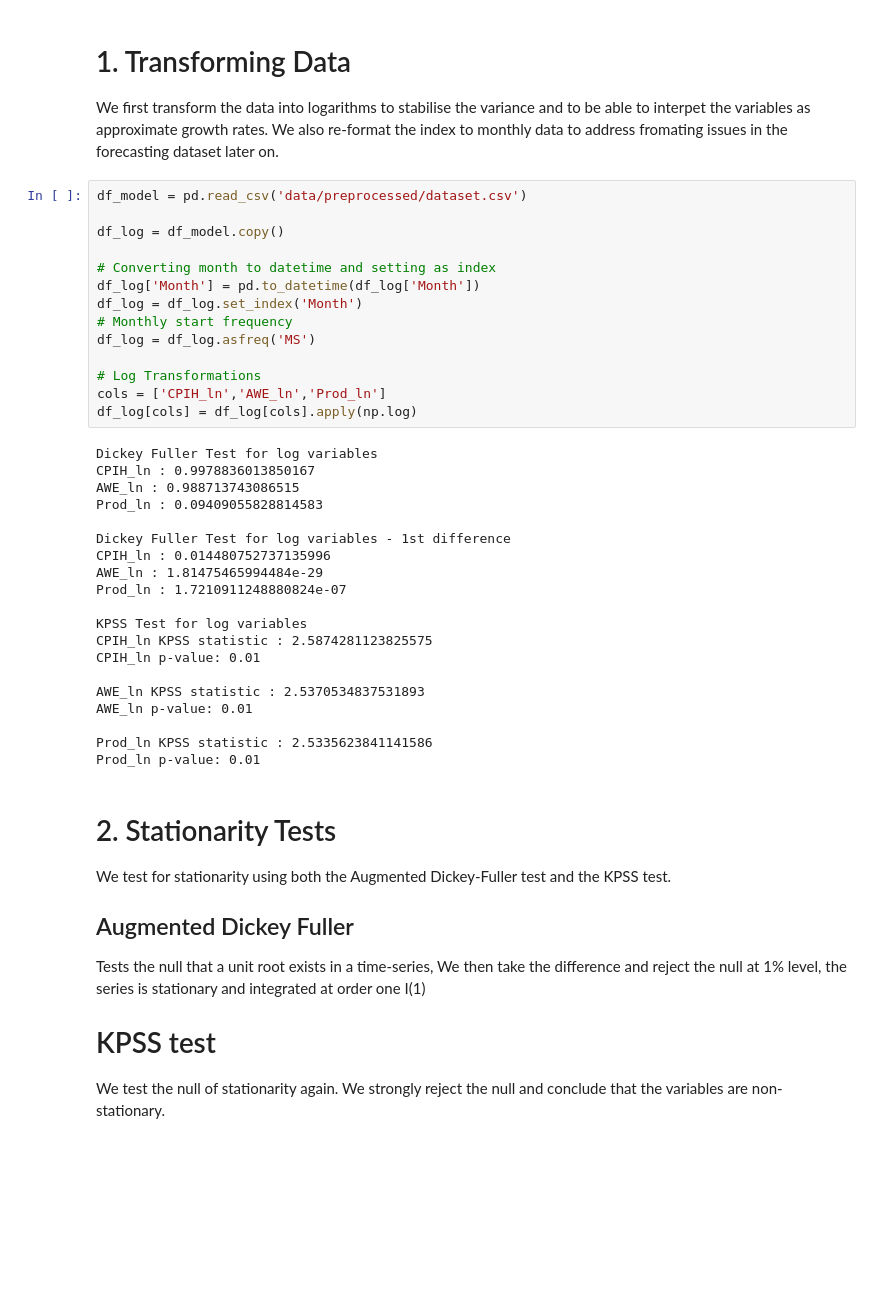
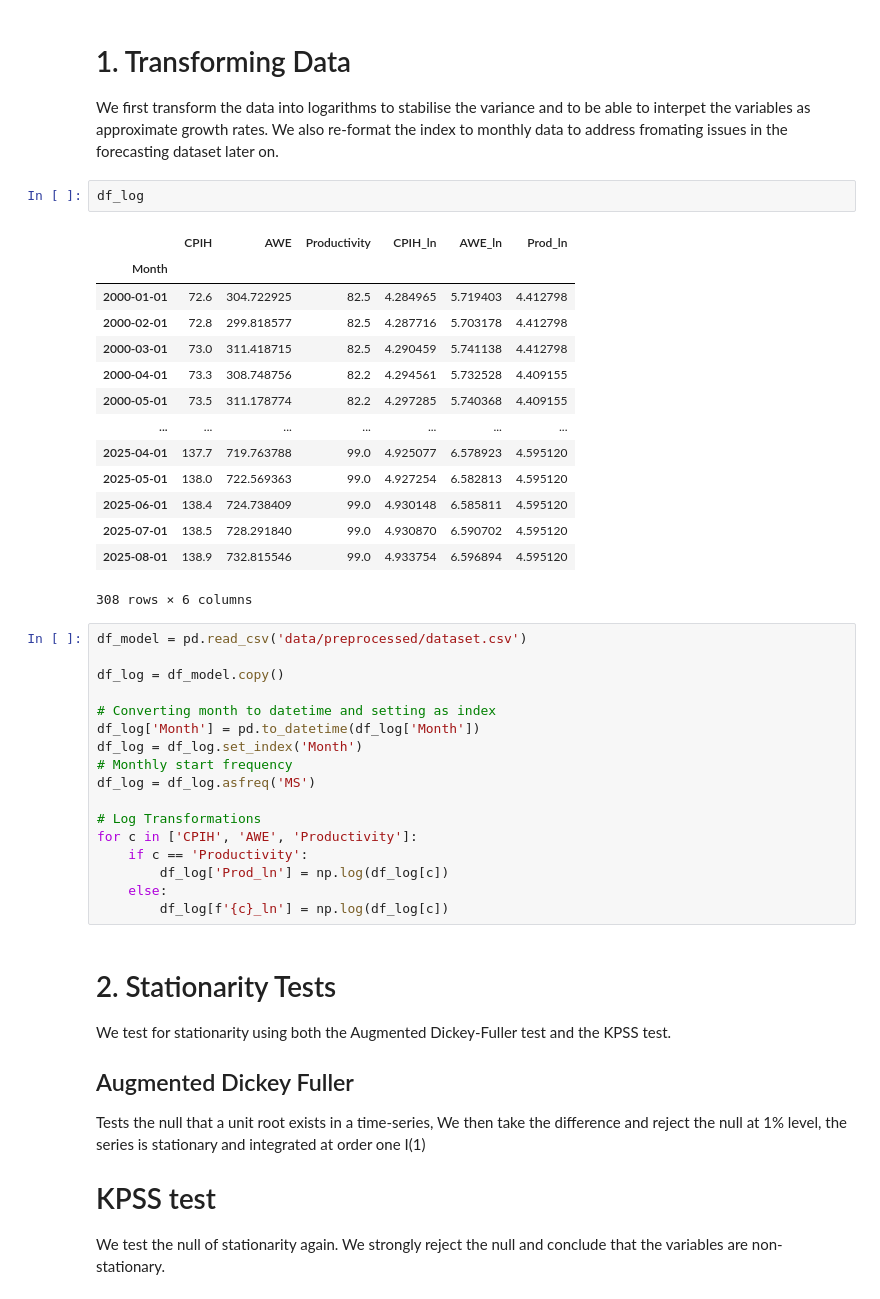
Before and after one commit to adrymmm/uk_inflation_wage_project, a Jupyter notebook: model.ipynb, the cells around one changed output. Drawn from its saved outputs; the diff is of its cells as text; blank space fills up the shorter version.

```diff
--- a/model.ipynb
+++ b/model.ipynb
@@ -10,6 +10,23 @@ import matplotlib.pyplot as plt
 # %% [markdown]
 # 1. Transforming Data
 We first transform the data into logarithms to stabilise the variance and to be able to interpet the variables as approximate growth rates. We also re-format the index to monthly data to address fromating issues in the forecasting dataset later on.
+# %%
+df_log
+# %% [output]
+|  | CPIH | AWE | Productivity | CPIH_ln | AWE_ln | Prod_ln |
+| Month |  |  |  |  |  |  |
+| 2000-01-01 | 72.6 | 304.722925 | 82.5 | 4.284965 | 5.719403 | 4.412798 |
+| 2000-02-01 | 72.8 | 299.818577 | 82.5 | 4.287716 | 5.703178 | 4.412798 |
+| 2000-03-01 | 73.0 | 311.418715 | 82.5 | 4.290459 | 5.741138 | 4.412798 |
+| 2000-04-01 | 73.3 | 308.748756 | 82.2 | 4.294561 | 5.732528 | 4.409155 |
+| 2000-05-01 | 73.5 | 311.178774 | 82.2 | 4.297285 | 5.740368 | 4.409155 |
+| ... | ... | ... | ... | ... | ... | ... |
+| 2025-04-01 | 137.7 | 719.763788 | 99.0 | 4.925077 | 6.578923 | 4.595120 |
+| 2025-05-01 | 138.0 | 722.569363 | 99.0 | 4.927254 | 6.582813 | 4.595120 |
+| 2025-06-01 | 138.4 | 724.738409 | 99.0 | 4.930148 | 6.585811 | 4.595120 |
+| 2025-07-01 | 138.5 | 728.291840 | 99.0 | 4.930870 | 6.590702 | 4.595120 |
+| 2025-08-01 | 138.9 | 732.815546 | 99.0 | 4.933754 | 6.596894 | 4.595120 |
+308 rows × 6 columns
 # %%
 df_model = pd.read_csv('data/preprocessed/dataset.csv')
 
@@ -22,28 +39,11 @@ df_log = df_log.set_index('Month')
 df_log = df_log.asfreq('MS')
 
 # Log Transformations
-cols = ['CPIH_ln','AWE_ln','Prod_ln']
-df_log[cols] = df_log[cols].apply(np.log)
+for c in ['CPIH', 'AWE', 'Productivity']:
+    if c == 'Productivity':
+        df_log['Prod_ln'] = np.log(df_log[c])
+    else:
+        df_log[f'{c}_ln'] = np.log(df_log[c])
-# %% [output]
-Dickey Fuller Test for log variables
-CPIH_ln : 0.9978836013850167
-AWE_ln : 0.988713743086515
-Prod_ln : 0.09409055828814583
-
-Dickey Fuller Test for log variables - 1st difference
-CPIH_ln : 0.014480752737135996
-AWE_ln : 1.81475465994484e-29
-Prod_ln : 1.7210911248880824e-07
-
-KPSS Test for log variables
-CPIH_ln KPSS statistic : 2.5874281123825575
-CPIH_ln p-value: 0.01
-
-AWE_ln KPSS statistic : 2.5370534837531893
-AWE_ln p-value: 0.01
-
-Prod_ln KPSS statistic : 2.5335623841141586
-Prod_ln p-value: 0.01
 # %% [markdown]
 # 2. Stationarity Tests
 We test for stationarity using both the Augmented Dickey-Fuller test and the KPSS test.
```
Also changed, not shown: parts of 4 cells of this notebook, 1 other file.
